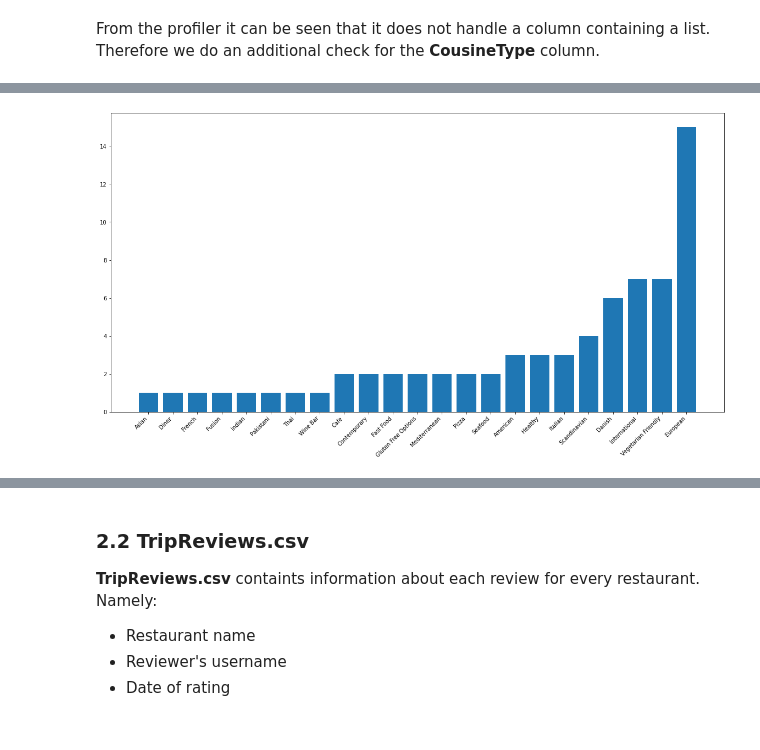
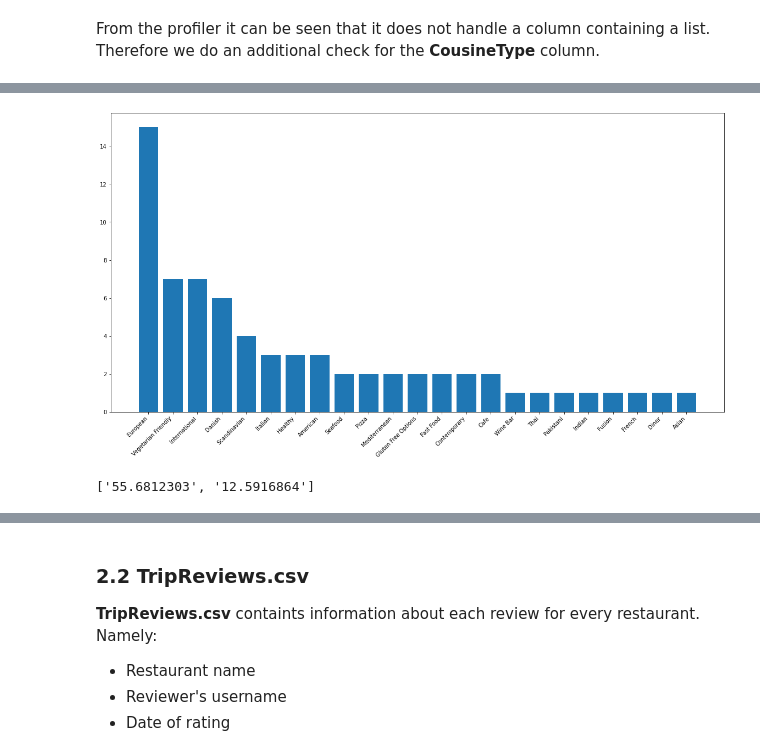
Before and after one commit to hlynurarni/Final_project_s42578_21, a Jupyter notebook: Milestone1.ipynb, the cells around one changed output, grey strips where cells are left out. Drawn from its saved outputs; the diff is of its cells as text; code cells hidden in the pictures.

Commit message:
Update + shapefiles
Added lat+lon + plots
Working on shapefiles for neighbourhoods

```diff
--- a/Milestone1.ipynb
+++ b/Milestone1.ipynb
@@ -81,0 +88,8 @@ restaurants.Rank = restaurants.Rank.apply(lambda x: x.replace('#','')).apply(lam
+# %%
+
+name = 'Enomania'
+url1 = 'https://nominatim.openstreetmap.org/search/' + urllib.parse.quote(name + " denmark") +'?format=json'
+
+# Make the first request based on the name
+response1 = requests.get(url1).json()
+response1
@@ -149,14 +196,22 @@ Name: CousineType, dtype: object
 # %%
 CousineTypeFlat = [y for x in restaurants.CousineType for y in x]
 
 # https://stackoverflow.com/questions/49017002/bar-plot-based-on-list-of-string-values
 keys, counts = np.unique(CousineTypeFlat, return_counts=True)
 
-counts, keys = zip(*sorted(zip(counts, keys)))
+counts, keys = zip(*sorted(zip(counts, keys), reverse=True))
 
 plt.figure(figsize=(20,10))
 plt.bar(keys, counts)
 plt.xticks(rotation=45, ha='right')
 plt.show()
 # %% [output]
-[figure, old version]
+[figure, new version]
+# %%
+# https://georgetsilva.github.io/posts/mapping-points-with-folium/
+locations = restaurants[['lat', 'lon']]
+locationlist = locations.values.tolist()
+len(locationlist)
+locationlist[7]
+# %% [output]
+['55.6812303', '12.5916864']
```
Also changed, not shown: parts of 14 cells of this notebook, 20 other files.
